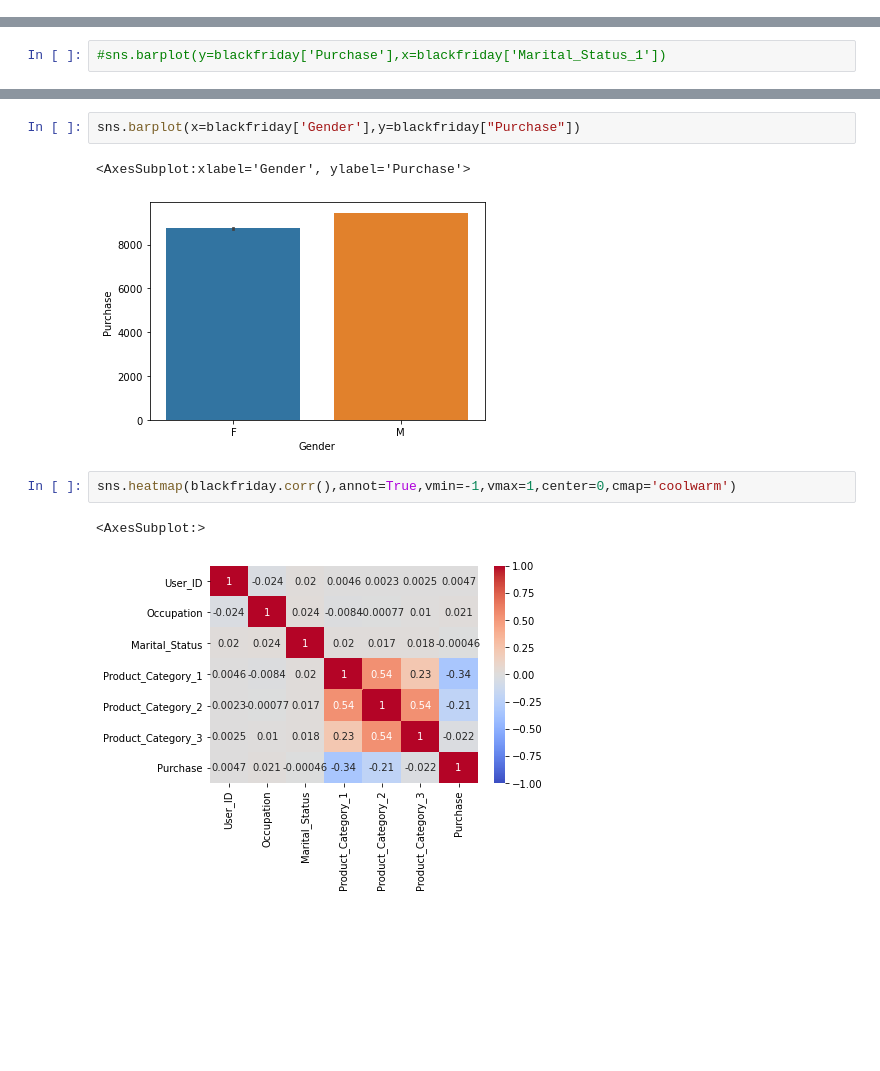
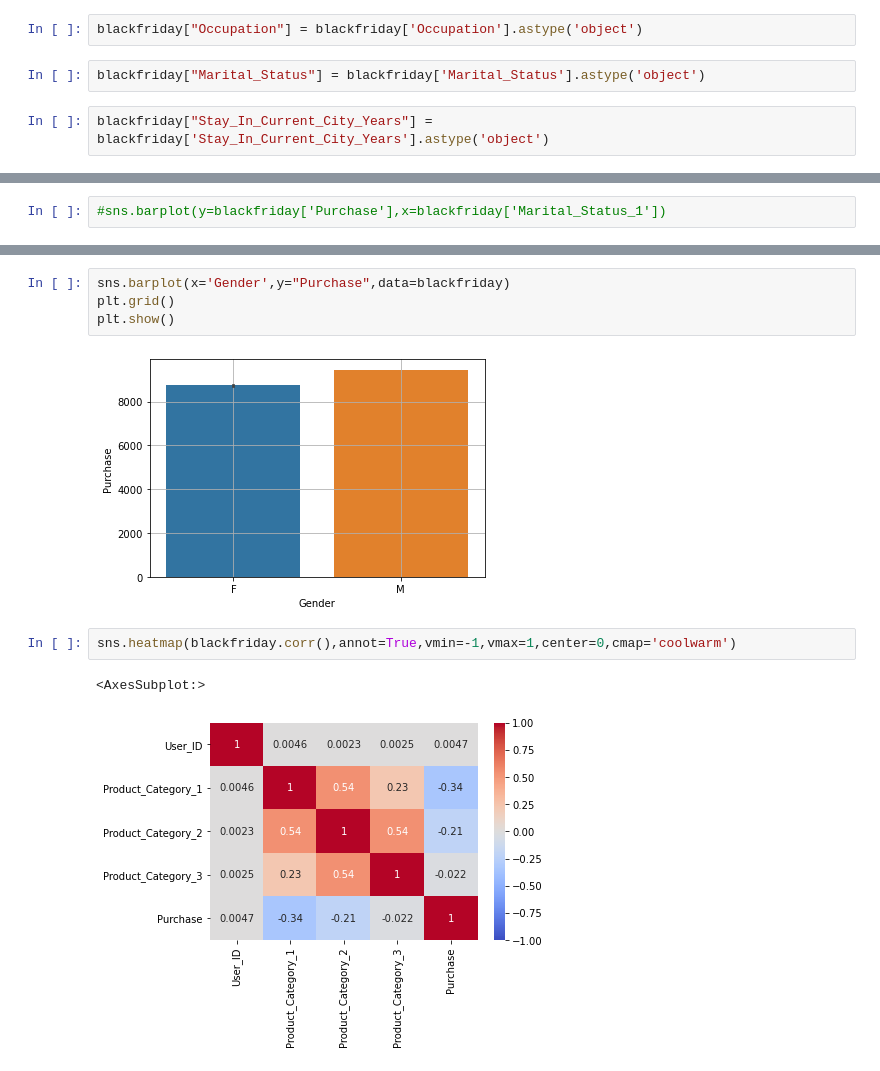
Before and after one commit to Tushar9211/black-friday-sale-analysis, a Jupyter notebook: 2 black friday sale/Untitled.ipynb, the cells around one changed output, grey strips where cells are left out. Saved outputs shown, nothing was run; the diff lists cells and outputs as text; blank space fills up the shorter version.

```diff
--- a/2 black friday sale/Untitled.ipynb
+++ b/2 black friday sale/Untitled.ipynb
@@ -136,4 +191,10 @@ Data columns (total 12 columns):
  11  Purchase                    550068 non-null  float64
 dtypes: float64(3), int64(4), object(5)
 memory usage: 71.7+ MB
+# %%
+blackfriday["Occupation"] = blackfriday['Occupation'].astype('object')
+# %%
+blackfriday["Marital_Status"] = blackfriday['Marital_Status'].astype('object')
+# %%
+blackfriday["Stay_In_Current_City_Years"] = blackfriday['Stay_In_Current_City_Years'].astype('object')
 # %%
@@ -364,10 +457,11 @@ sns.barplot(x=blackfriday['Age'],y=blackfriday["Purchase"])
 # %%
-sns.barplot(x=blackfriday['Gender'],y=blackfriday["Purchase"])
+sns.barplot(x='Gender',y="Purchase",data=blackfriday)
+plt.grid()
+plt.show()
 # %% [output]
-<AxesSubplot:xlabel='Gender', ylabel='Purchase'>
-[figure, old version]
+[figure, new version]
 # %%
 sns.heatmap(blackfriday.corr(),annot=True,vmin=-1,vmax=1,center=0,cmap='coolwarm')
 # %% [output]
 <AxesSubplot:>
-[figure, old version]
+[figure, new version]
```
Also changed, not shown: parts of 29 cells of this notebook.
